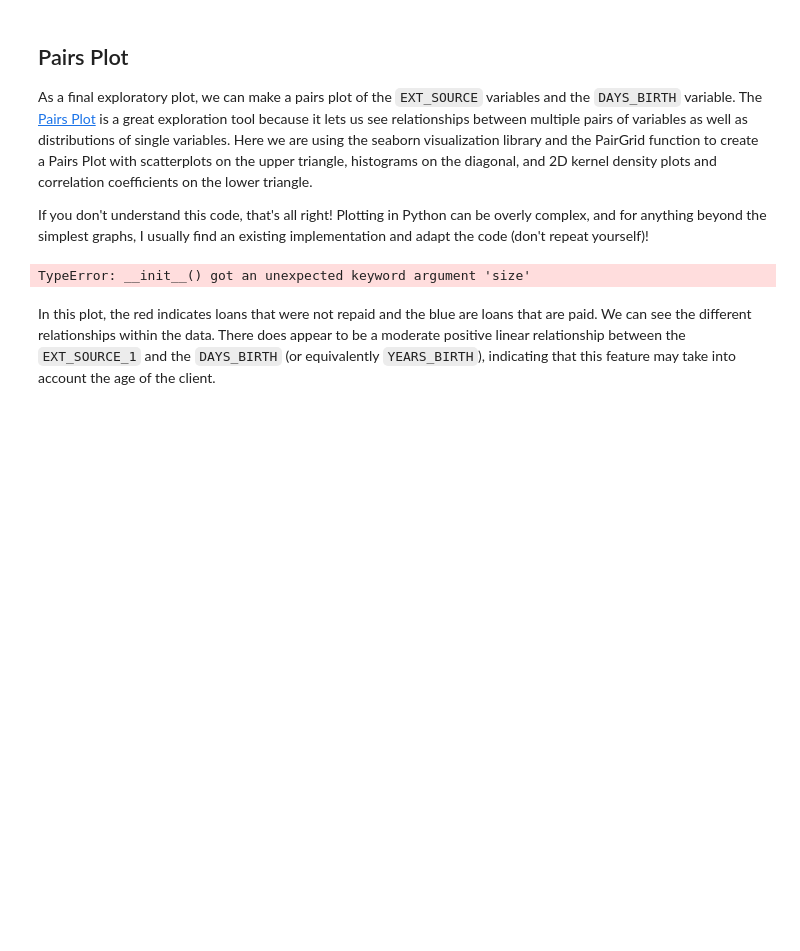
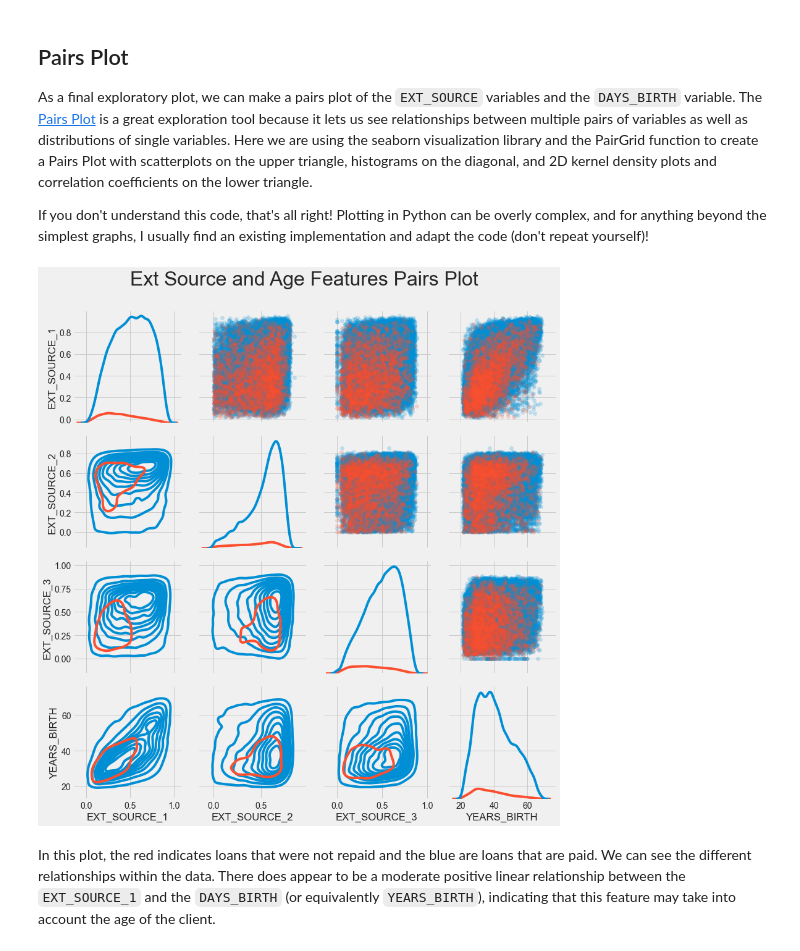
Before and after one commit to preudh/OC_IA_P4_Build_a_scoring_model, a Jupyter notebook: notebooks/Preudhomme_Patrice_notebook_analyse_exploratoire_feature_enginering_062024.ipynb, the cells around one changed output. Drawn from its saved outputs; the diff is of its cells as text; code cells hidden in the pictures; blank space fills up the shorter version.

```diff
--- a/notebooks/Preudhomme_Patrice_notebook_analyse_exploratoire_feature_enginering_062024.ipynb
+++ b/notebooks/Preudhomme_Patrice_notebook_analyse_exploratoire_feature_enginering_062024.ipynb
@@ -676,35 +676,35 @@ plot_data = ext_data.drop(columns = ['DAYS_BIRTH']).copy()
 
 # Add in the age of the client in years
 plot_data['YEARS_BIRTH'] = age_data['YEARS_BIRTH']
 
 # Drop na values and limit to first 100000 rows
 plot_data = plot_data.dropna().loc[:100000, :]
 
 # Function to calculate correlation coefficient between two columns
 def corr_func(x, y, **kwargs):
     r = np.corrcoef(x, y)[0][1]
     ax = plt.gca()
     ax.annotate("r = {:.2f}".format(r),
                 xy=(.2, .8), xycoords=ax.transAxes,
                 size = 20)
 
 # Create the pairgrid object
-grid = sns.PairGrid(data = plot_data, size = 3, diag_sharey=False,
+grid = sns.PairGrid(data = plot_data, height = 3, diag_sharey=False,
                     hue = 'TARGET',
                     vars = [x for x in list(plot_data.columns) if x != 'TARGET'])
 
 # Upper is a scatter plot
 grid.map_upper(plt.scatter, alpha = 0.2)
 
 # Diagonal is a histogram
 grid.map_diag(sns.kdeplot)
 
 # Bottom is density plot
 grid.map_lower(sns.kdeplot, cmap = plt.cm.OrRd_r);
 
 plt.suptitle('Ext Source and Age Features Pairs Plot', size = 32, y = 1.05);
 # %% [output]
-TypeError: __init__() got an unexpected keyword argument 'size'
+[figure, added]
 # %% [markdown]
 In this plot, the red indicates loans that were not repaid and the blue are loans that are paid. We can see the different relationships within the data. There does appear to be a moderate positive linear relationship between the `EXT_SOURCE_1` and the `DAYS_BIRTH` (or equivalently `YEARS_BIRTH`), indicating that this feature may take into account the age of the client.
 # %% [markdown]
```
Also changed, not shown: parts of 6 cells of this notebook.
